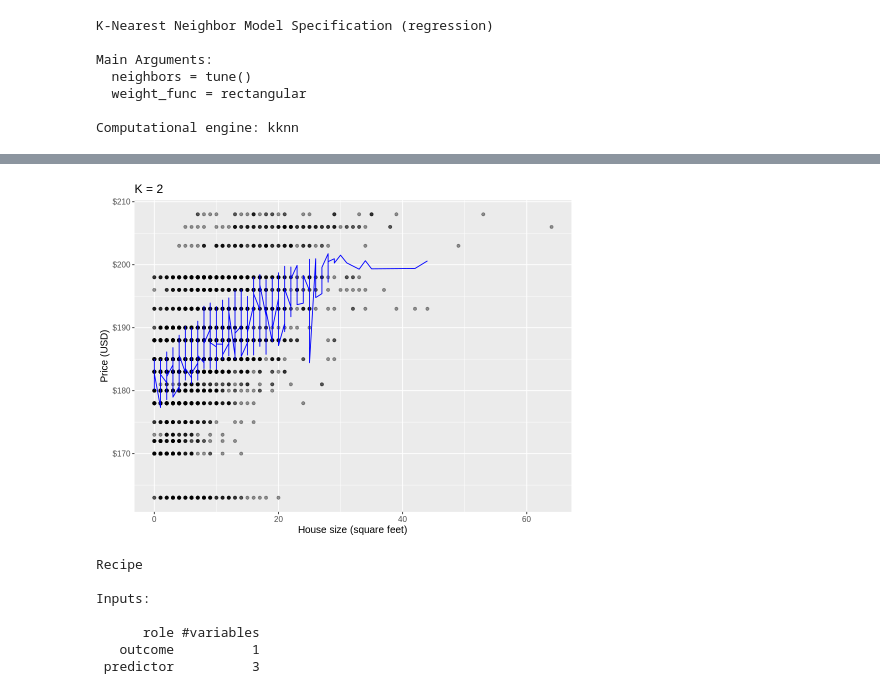
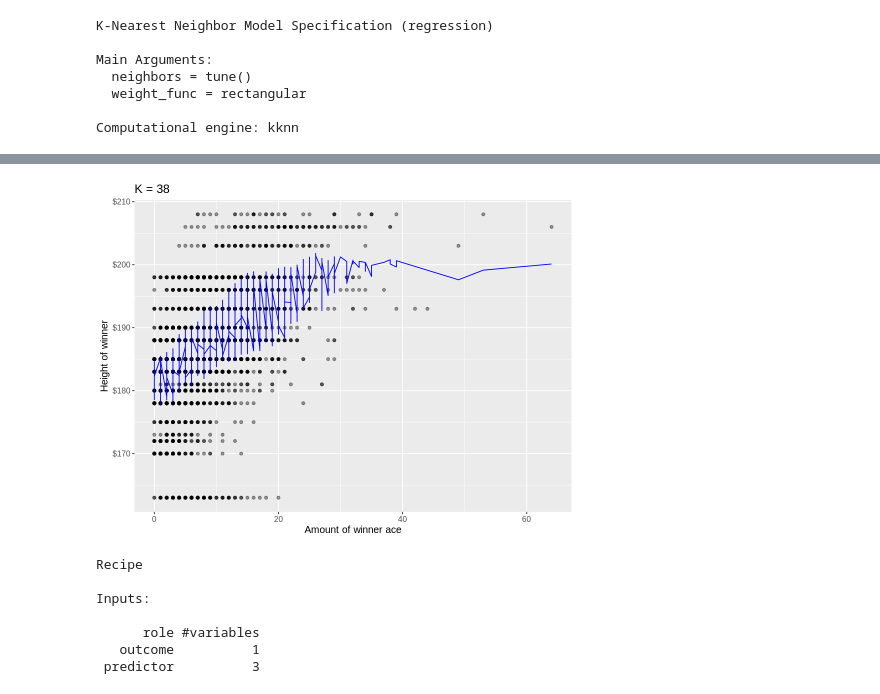
Before and after one commit to Tom0809/Group-Project, a Jupyter notebook: Group Project.ipynb, the cells around one changed output, grey strips where cells are left out. Cells and saved outputs as stored; diff of their text form; code cells hidden in the pictures.

```diff
--- a/Group Project.ipynb
+++ b/Group Project.ipynb
@@ -73,28 +45,13 @@ A spec_tbl_df: 6866 × 50
 
 Using the select function we will extract the following columns: winner_ht, w_ace, w_svpt, w_SvGms. These columns will give us useful imformation regarding the service data, such as the number of aces, service points, and service games. It is also important to remember to select the height column as that is ultimately the variable we wish to predict. Next, we will filter each column using !is.na to remove any uneeded N/A values that may appear in our data. The output of select and filter will be assigned the name "useful_col"
 # %%
+#choose the data we think have relation
 useful_col <- select(tennis_data, winner_ht, w_ace, w_svpt, winner_ioc,winner_rank)|>
 filter(!is.na(winner_ht))|>
 filter(!is.na(w_ace))|>
 filter(!is.na(w_svpt))|>
 filter(!is.na(winner_ioc))|>
 filter(!is.na(winner_rank))
-useful_col
 
-
-#check some nation is not enough
-nofnation<- useful_col|>
-group_by(winner_ioc)|>
-summarize(n=n())
-
-nofnation
-
-#not eough, so we cut one.
-
-useful_col<- select(useful_col, winner_ht, w_ace, w_svpt, winner_rank)
-
-useful_col
-
-# useful_col_new <- useful_col %>%
-#     mutate(continent = if_else(winner_ioc == "JPN", "ASIA, if_else(winner == "FRA")
+head(useful_col)
 # %% [output]
@@ -184,0 +94,6 @@ A tibble: 4617 × 4
+# %%
+#we cut the win_ioc, here is the final data we use
+
+tennis<- select(useful_col, winner_ht, w_ace, w_svpt, winner_rank)
+
+head(tennis)
@@ -316,11 +234,11 @@ A tibble: 1 × 7
 # %%
-set.seed(1434)
+set.seed(2020)
 #create the model
 
 k_min <- knn_min |>
          pull(neighbors)
 
-tennis_best_spec <- nearest_neighbor(weight_func = "rectangular", neighbors = knn_min) |>
+tennis_best_spec <- nearest_neighbor(weight_func = "rectangular", neighbors = k_min) |>
          set_engine("kknn") |>
          set_mode("regression")
 
@@ -365,23 +273,25 @@ A tibble: 3 × 3
 | rsq | standard | 0.2422066 |
 | mae | standard | 5.2047441 |
 # %%
-tennis_summary2 <- tennis_best_fit |>
-          predict(tennis_test) |>
-          bind_cols(tennis_test)
+#plot to show result of knn on w_ace versus winner_ht
+
+sacr_preds <- tennis_best_fit |>
+  predict(tennis_train) |>
+  bind_cols(tennis_train)
 
 plot_final <- ggplot(tennis, aes(x = w_ace, y = winner_ht)) +
   geom_point(alpha = 0.4) +
-  geom_line(data = tennis_summary2,
+  geom_line(data = sacr_preds,
             mapping = aes(x = w_ace, y = .pred),
             color = "blue") +
-  xlab("House size (square feet)") +
-  ylab("Price (USD)") +
+  xlab("Amount of winner ace") +
+  ylab("Height of winner") +
   scale_y_continuous(labels = dollar_format()) +
-  ggtitle(paste0("K = ",2)) +
+  ggtitle(paste0("K = ",k_min)) +
   theme(text = element_text(size = 12))
 plot_final
 # %% [output]
-[figure, old version]
+[figure, new version]
 # %%
 set.seed(1234)
 
```
Also changed, not shown: parts of 21 cells of this notebook.
